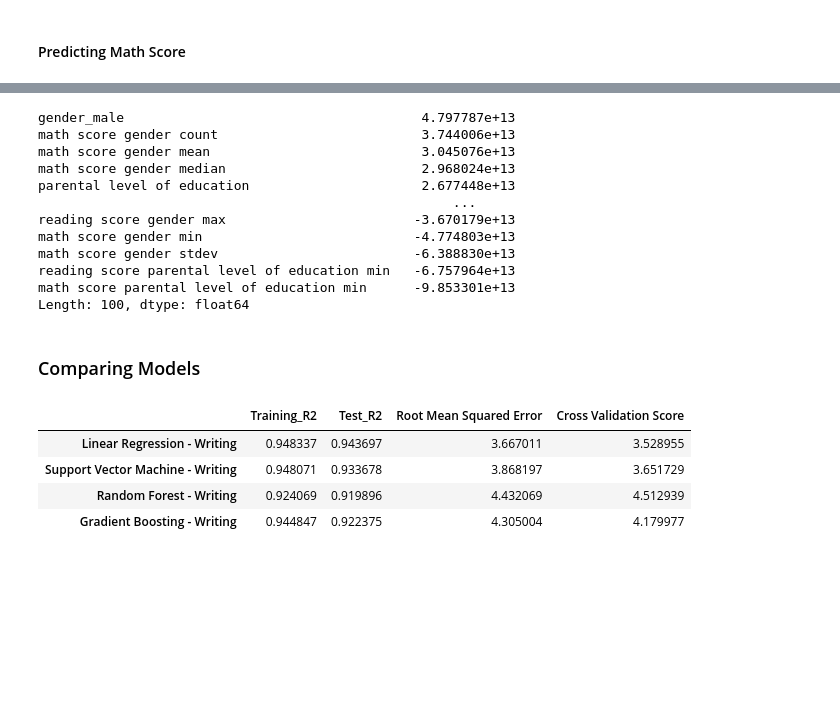
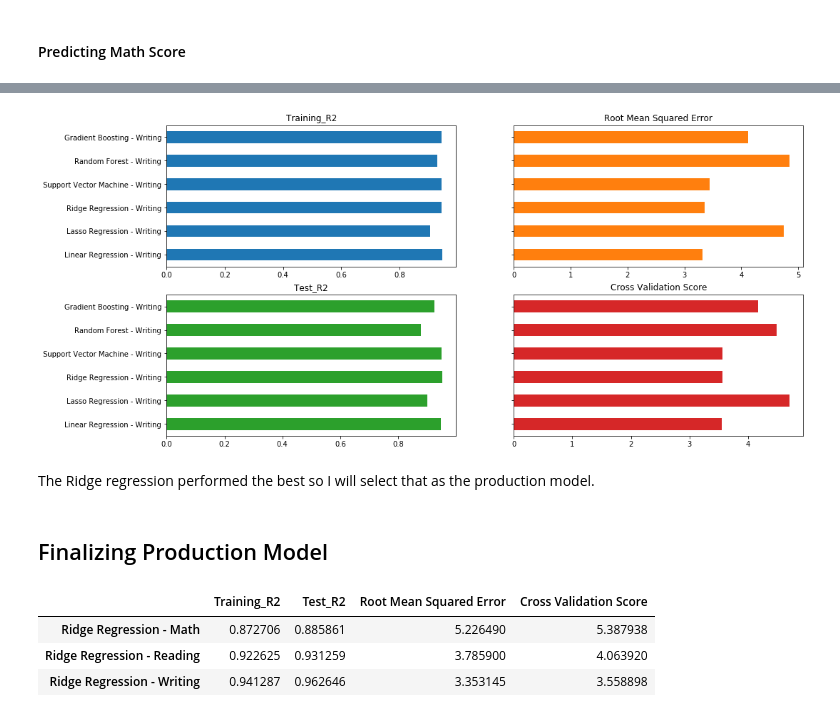
Before and after one commit to albert-ntiri/student_performance, a Jupyter notebook: Student_Performance_Models.ipynb, the cells around one changed output, grey strips where cells are left out. Saved outputs shown, nothing was run; the diff lists cells and outputs as text; code cells hidden in the pictures; blank space fills up the shorter version.

```diff
--- a/Student_Performance_Models.ipynb
+++ b/Student_Performance_Models.ipynb
@@ -380,17 +448,0 @@ model_compare
-# %%
-lreg_w.get_coefficients()
-# %% [output]
-gender_male                                      4.797787e+13
-math score gender count                          3.744006e+13
-math score gender mean                           3.045076e+13
-math score gender median                         2.968024e+13
-parental level of education                      2.677448e+13
-                                                     ...
-reading score gender max                        -3.670179e+13
-math score gender min                           -4.774803e+13
-math score gender stdev                         -6.388830e+13
-reading score parental level of education min   -6.757964e+13
-math score parental level of education min      -9.853301e+13
-Length: 100, dtype: float64
-# %% [markdown]
-### Comparing Models
@@ -413,8 +449,11 @@ gb_w.cross_validate(4, model_compare)
-# %%
-model_compare
-# %% [output]
-|  | Training_R2 | Test_R2 | Root Mean Squared Error | Cross Validation Score |
-| Linear Regression - Writing | 0.948337 | 0.943697 | 3.667011 | 3.528955 |
-| Support Vector Machine - Writing | 0.948071 | 0.933678 | 3.868197 | 3.651729 |
-| Random Forest - Writing | 0.924069 | 0.919896 | 4.432069 | 4.512939 |
-| Gradient Boosting - Writing | 0.944847 | 0.922375 | 4.305004 | 4.179977 |
+# %%
+# Graph model results
+model_compare.iloc[:,[0,2,1,3]].plot.barh(subplots=True, layout=(2,2), figsize=(16,8),
+                                          sharex=False, sharey=True, legend=False)
+plt.savefig('charts/model_comparison.jpg')
+# %% [output]
+[figure, added]
+# %% [markdown]
+The Ridge regression performed the best so I will select that as the production model.
+# %% [markdown]
+## Finalizing Production Model
@@ -420,0 +476,7 @@ model_compare
+# %%
+prod_models
+# %% [output]
+|  | Training_R2 | Test_R2 | Root Mean Squared Error | Cross Validation Score |
+| Ridge Regression - Math | 0.872706 | 0.885861 | 5.226490 | 5.387938 |
+| Ridge Regression - Reading | 0.922625 | 0.931259 | 3.785900 | 4.063920 |
+| Ridge Regression - Writing | 0.941287 | 0.962646 | 3.353145 | 3.558898 |
```
Also changed, not shown: parts of 41 cells of this notebook, 5 other files.
